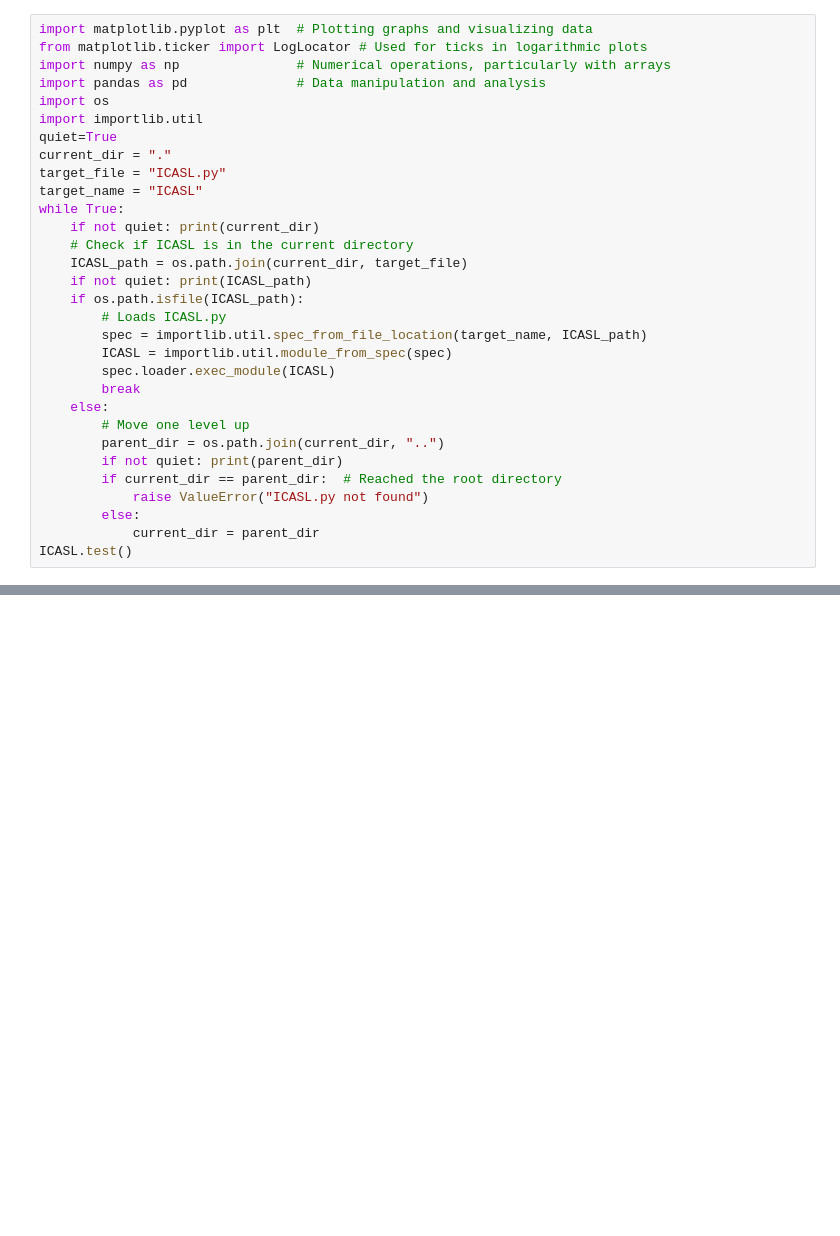
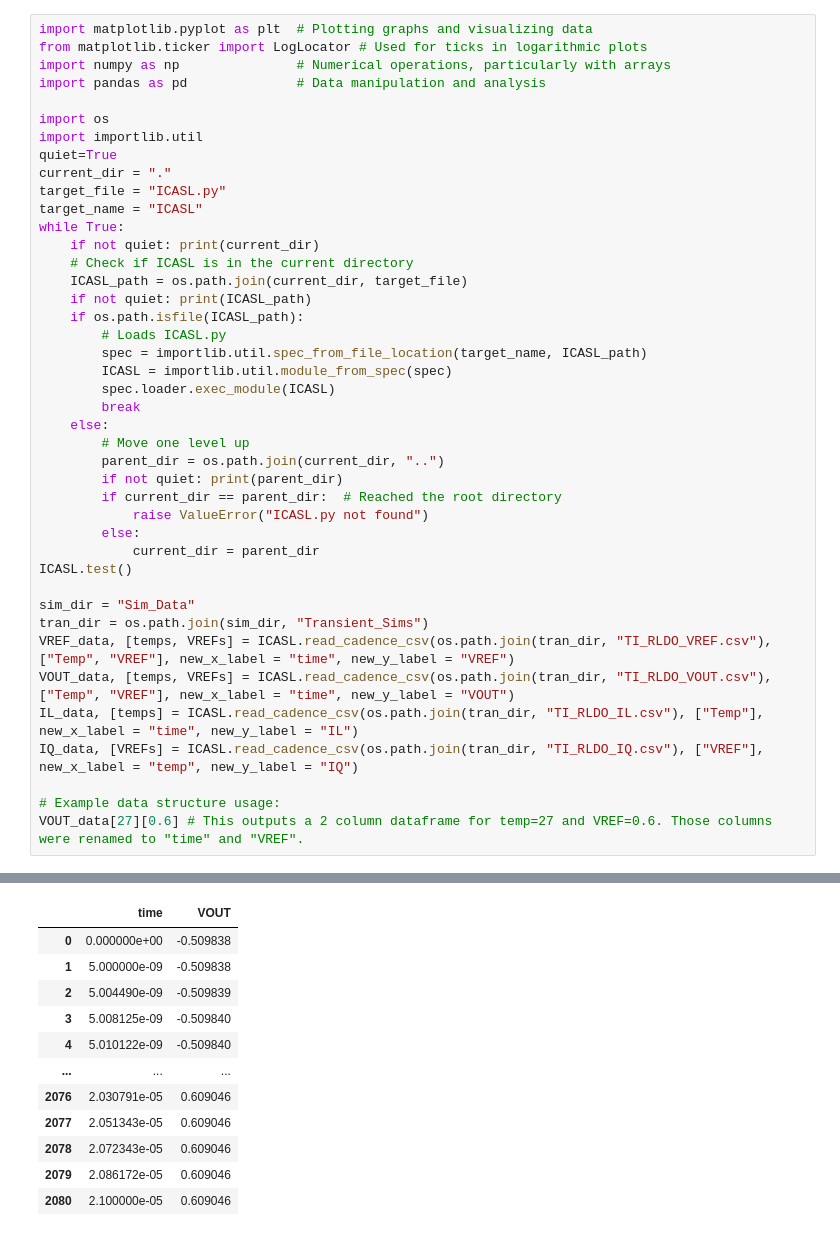
Before and after one commit to lskarda25/ICASL_test_code, a Jupyter notebook: NASA/TI-RLDO/Sim_Plotting.ipynb, the cells around one changed output, grey strips where cells are left out. Drawn from its saved outputs; the diff is of its cells as text; blank space fills up the shorter version.

```diff
--- a/NASA/TI-RLDO/Sim_Plotting.ipynb
+++ b/NASA/TI-RLDO/Sim_Plotting.ipynb
@@ -6,6 +6,7 @@ import matplotlib.pyplot as plt  # Plotting graphs and visualizing data
 from matplotlib.ticker import LogLocator # Used for ticks in logarithmic plots
 import numpy as np               # Numerical operations, particularly with arrays
 import pandas as pd              # Data manipulation and analysis
+
 import os
 import importlib.util
 quiet=True
@@ -32,5 +33,15 @@ while True:
         else:
             current_dir = parent_dir
 ICASL.test()
+
+sim_dir = "Sim_Data"
+tran_dir = os.path.join(sim_dir, "Transient_Sims")
+VREF_data, [temps, VREFs] = ICASL.read_cadence_csv(os.path.join(tran_dir, "TI_RLDO_VREF.csv"), ["Temp", "VREF"], new_x_label = "time", new_y_label = "VREF")
+VOUT_data, [temps, VREFs] = ICASL.read_cadence_csv(os.path.join(tran_dir, "TI_RLDO_VOUT.csv"), ["Temp", "VREF"], new_x_label = "time", new_y_label = "VOUT")
+IL_data, [temps] = ICASL.read_cadence_csv(os.path.join(tran_dir, "TI_RLDO_IL.csv"), ["Temp"], new_x_label = "time", new_y_label = "IL")
+IQ_data, [VREFs] = ICASL.read_cadence_csv(os.path.join(tran_dir, "TI_RLDO_IQ.csv"), ["VREF"], new_x_label = "temp", new_y_label = "IQ")
+
+# Example data structure usage:
+VOUT_data[27][0.6] # This outputs a 2 column dataframe for temp=27 and VREF=0.6. Those columns were renamed to "time" and "VREF".
 # %% [output]
 ICASL is loaded!
@@ -36,0 +61,12 @@ ICASL is loaded!
+|  | time | VOUT |
+| 0 | 0.000000e+00 | -0.509838 |
+| 1 | 5.000000e-09 | -0.509838 |
+| 2 | 5.004490e-09 | -0.509839 |
+| 3 | 5.008125e-09 | -0.509840 |
+| 4 | 5.010122e-09 | -0.509840 |
+| ... | ... | ... |
+| 2076 | 2.030791e-05 | 0.609046 |
+| 2077 | 2.051343e-05 | 0.609046 |
+| 2078 | 2.072343e-05 | 0.609046 |
+| 2079 | 2.086172e-05 | 0.609046 |
+| 2080 | 2.100000e-05 | 0.609046 |
```
Also changed, not shown: parts of 4 cells of this notebook, 18 other files.
